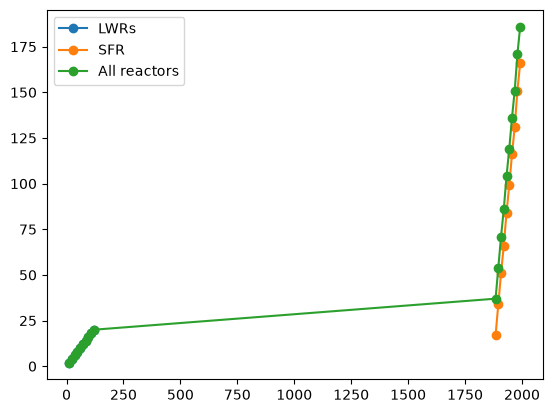
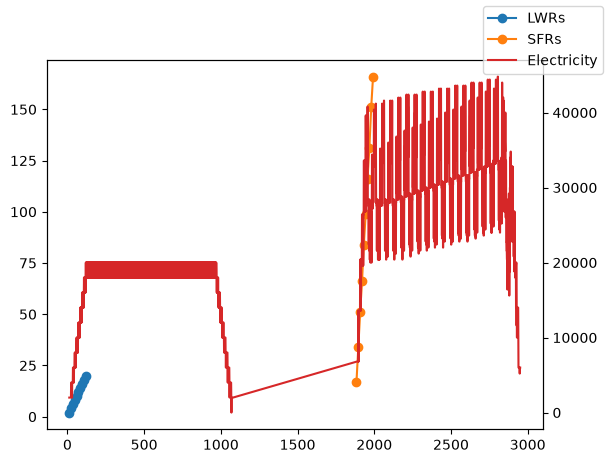
The change to this notebook cell's code, shown as a diff; its figure went from the first image to the second:
--- before
+++ after
@@ -1,7 +1,14 @@
-plt.plot(lwr_build['EnterTime'], lwr_build['Count'].cumsum(), 
-         label='LWRs', marker = 'o')
-plt.plot(sfr_build['EnterTime'], sfr_build['Count'].cumsum(),
-         label='SFR', marker = 'o')
-plt.plot(reactor_build['EnterTime'], reactor_build['Count'].cumsum(), 
-         label='All reactors', marker='o')
-plt.legend()
+fig, ax1 = plt.subplots()
+
+ax1.plot(lwr_build['EnterTime'], lwr_build['Count'].cumsum(), 
+         marker = 'o')
+ax1.plot(sfr_build['EnterTime'], sfr_build['Count'].cumsum(),
+         marker = 'o')
+#ax1.plot(reactor_build['EnterTime'], reactor_build['Count'].cumsum(), 
+#         label='All reactors', marker='o')
+
+ax2 = ax1.twinx()
+ax2.plot(summed_electricity['Energy'], 
+         color='tab:red')
+
+fig.legend(['LWRs', 'SFRs', 'Electricity'])

Commit: make more progress